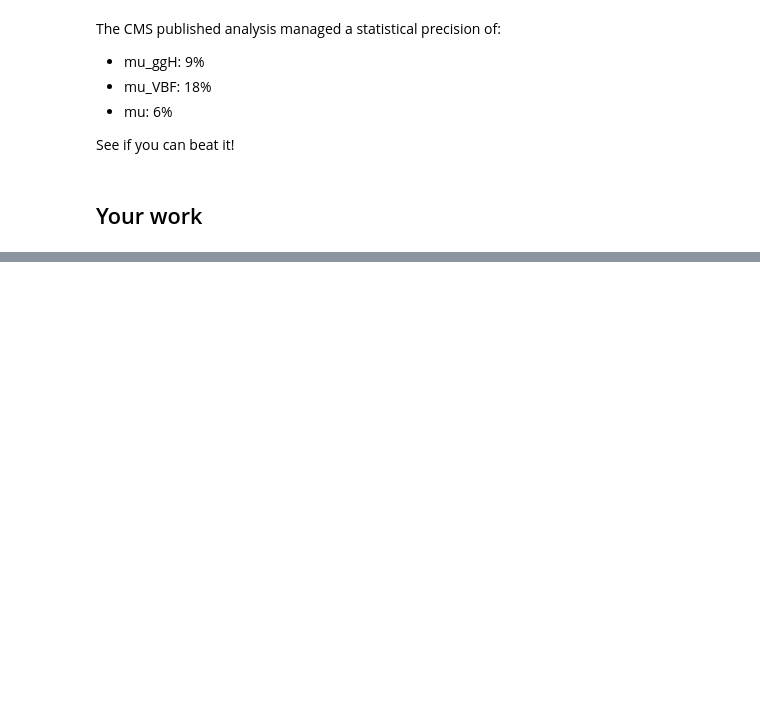
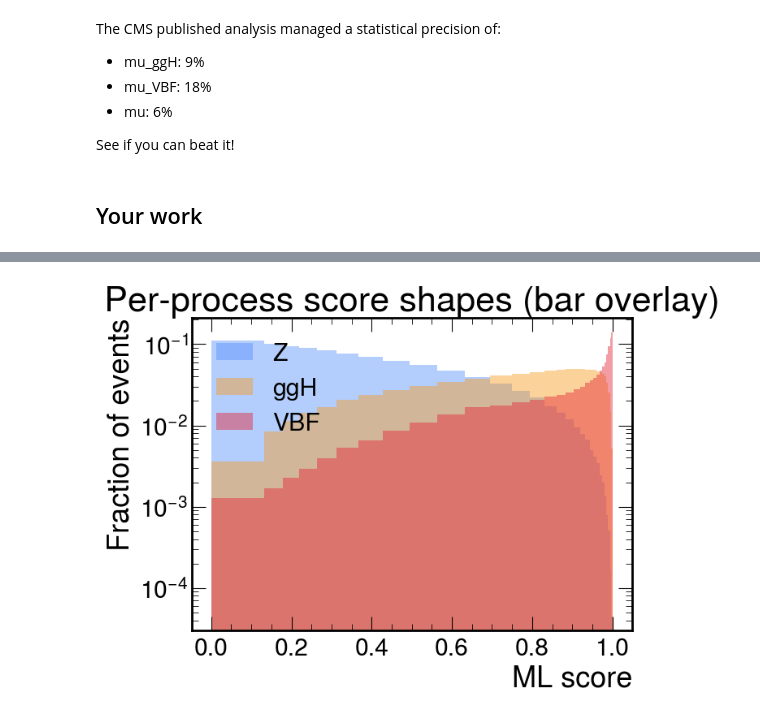
Before and after one commit to IlKoKaIl/Imperial-work, a Jupyter notebook: Applied Machine Learning/Assignments/A3/MResFindingTheHiggsAssignment.ipynb, the cells around one changed output, grey strips where cells are left out. Cells and saved outputs as stored; diff of their text form; code cells hidden in the pictures; blank space fills up the shorter version.

```diff
--- a/Applied Machine Learning/Assignments/A3/MResFindingTheHiggsAssignment.ipynb
+++ b/Applied Machine Learning/Assignments/A3/MResFindingTheHiggsAssignment.ipynb
@@ -370,0 +749,29 @@ See if you can beat it!
+# %%
+def plot_score_shapes_bar(df, processes, bins, normalize=True):
+    """
+    normalize: per-process normalization (area = 1)
+    """
+    hists = {}
+    for p in processes:
+        vals = df.loc[df.process == p, "ml_score"].values
+        h, _ = np.histogram(vals, bins=bins)
+        hists[p] = h.astype(float)
+
+    fig, ax = plt.subplots(figsize=(7,5))
+    width = np.diff(bins)
+    centers = bins[:-1]
+    for i, p in enumerate(processes):
+        h = hists[p]
+        if normalize:
+            h = h / h.sum()
+        ax.bar(centers, h, width=width, alpha=0.45, label=p, align="edge")
+    ax.set_xlabel("ML score")
+    ax.set_ylabel("Fraction of events" if normalize else "Events")
+    ax.set_yscale("log")
+    ax.legend()
+    ax.set_title("Per-process score shapes (bar overlay)")
+    plt.show()
+
+plot_score_shapes_bar(df_all, processes, quant_bins, normalize=True)
+# %% [output]
+[figure, added]
```
Also changed, not shown: parts of 29 cells of this notebook.
